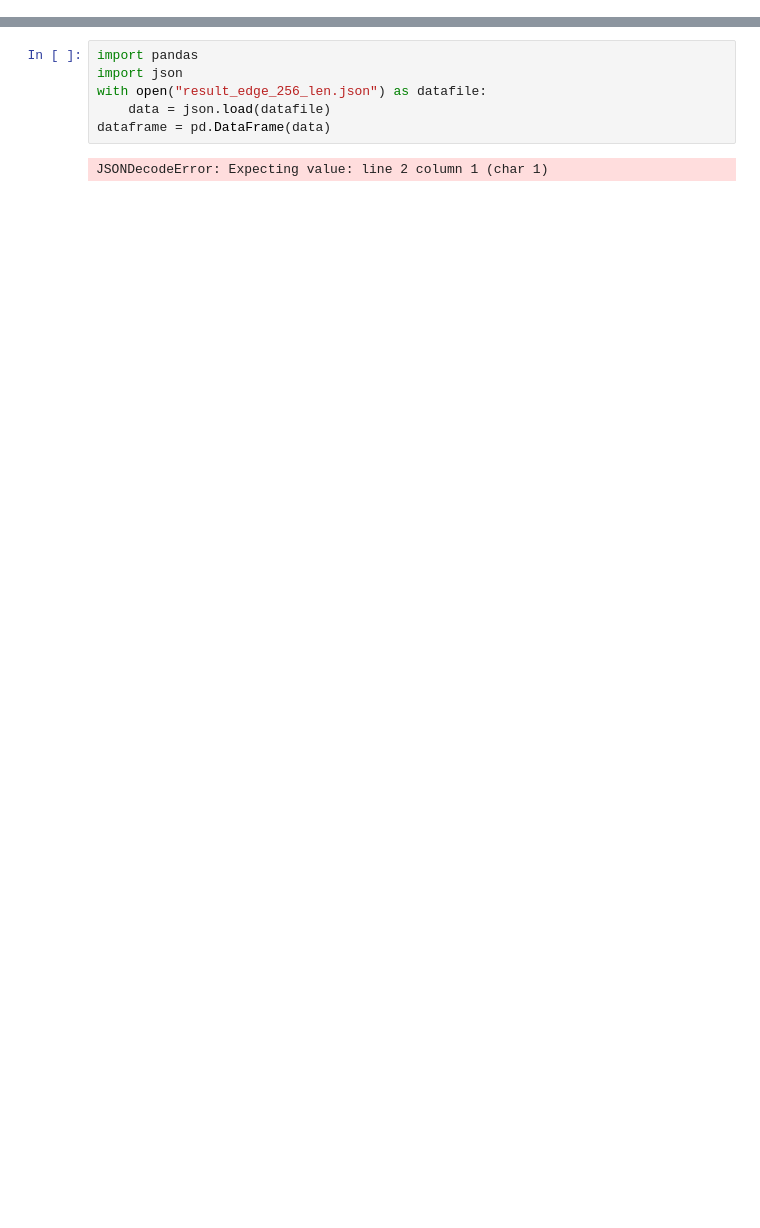
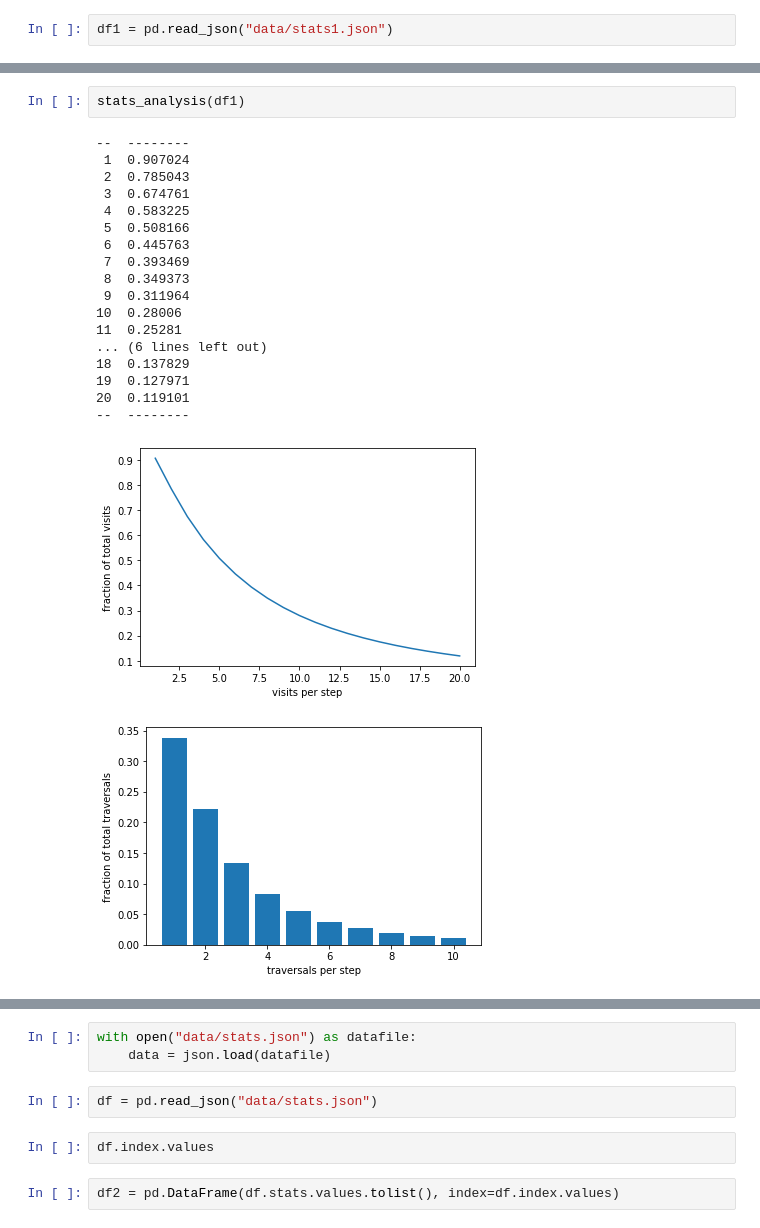
Before and after one commit to WiktorJ/node2vec, a Jupyter notebook: notebooks/data_analysis.ipynb, the cells around one changed output, grey strips where cells are left out. Drawn from its saved outputs; the diff is of its cells as text; blank space fills up the shorter version.

Commit message:
Random walks analysis

```diff
--- a/notebooks/data_analysis.ipynb
+++ b/notebooks/data_analysis.ipynb
@@ -0,0 +138,2 @@
+# %%
+df1 = pd.read_json("data/stats1.json")
@@ -0,0 +187,22 @@
+# %%
+stats_analysis(df1)
+# %% [output]
+--  --------
+ 1  0.907024
+ 2  0.785043
+ 3  0.674761
+ 4  0.583225
+ 5  0.508166
+ 6  0.445763
+ 7  0.393469
+ 8  0.349373
+ 9  0.311964
+10  0.28006
+11  0.25281
+... (6 lines left out)
+18  0.137829
+19  0.127971
+20  0.119101
+--  --------
+[figure, added]
+[figure, added]
@@ -1,8 +234,9 @@
 # %%
-import pandas
-import json
-with open("result_edge_256_len.json") as datafile:
+with open("data/stats.json") as datafile:
     data = json.load(datafile)
-dataframe = pd.DataFrame(data)
-# %% [output]
-JSONDecodeError: Expecting value: line 2 column 1 (char 1)
+# %%
+df = pd.read_json("data/stats.json")
+# %%
+df.index.values
+# %%
+df2 = pd.DataFrame(df.stats.values.tolist(), index=df.index.values)
```
Also changed, not shown: parts of 53 cells of this notebook, 1 other file.
